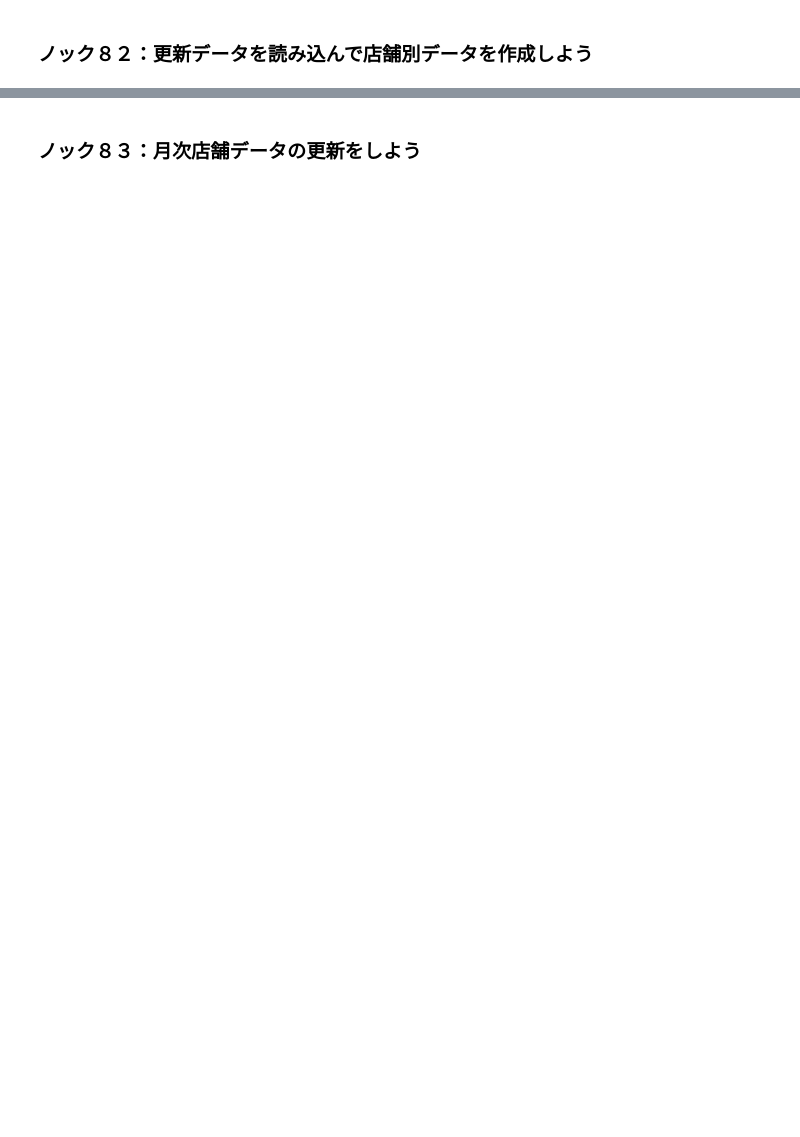
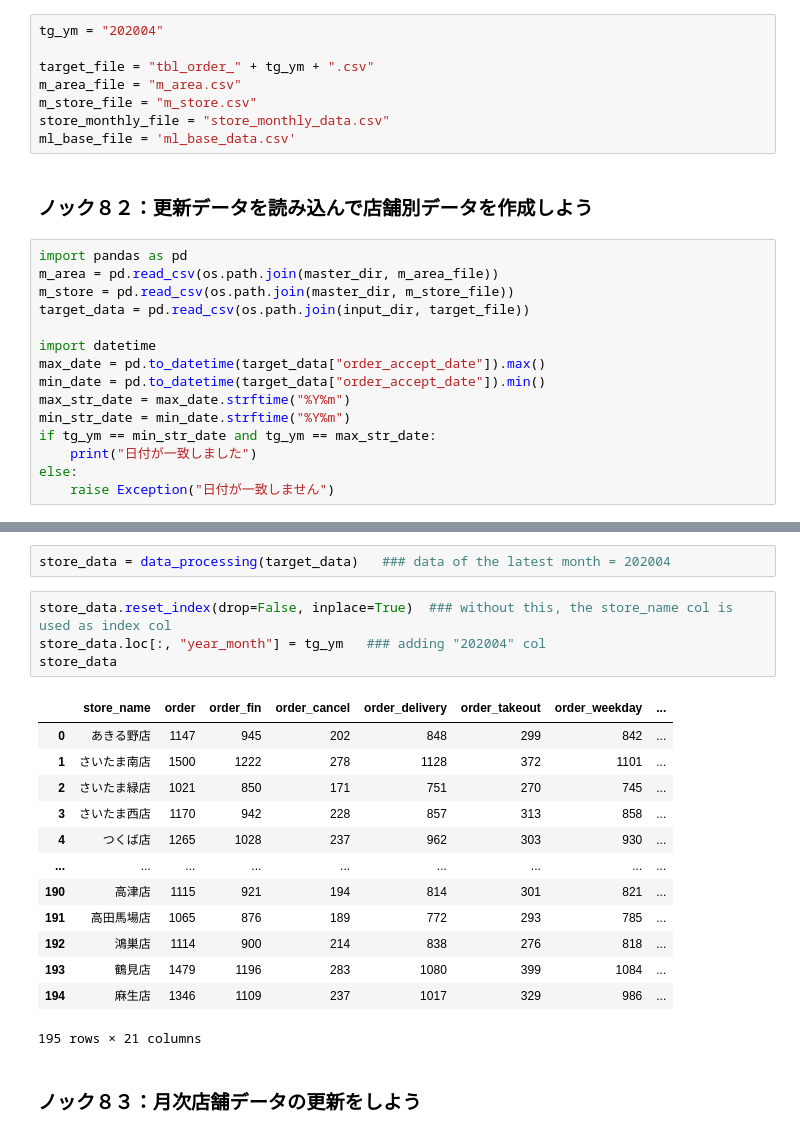
Before and after one commit to HayateSato/Pra, a Jupyter notebook: 9章_小規模機械学習システムを作成する１０本ノック.ipynb, the cells around one changed output, grey strips where cells are left out. Saved outputs shown, nothing was run; the diff lists cells and outputs as text; blank space fills up the shorter version.

Commit message:
preprocessing data for AI model

```diff
--- a/9章_小規模機械学習システムを作成する１０本ノック.ipynb
+++ b/9章_小規模機械学習システムを作成する１０本ノック.ipynb
@@ -17,4 +37,27 @@ os.chdir(path)
 # %% [markdown]
 ##### ＊＊必ずデータやモデルの配置をおこなってください。＊＊
+# %%
+tg_ym = "202004"
+
+target_file = "tbl_order_" + tg_ym + ".csv"
+m_area_file = "m_area.csv"
+m_store_file = "m_store.csv"
+store_monthly_file = "store_monthly_data.csv"
+ml_base_file = 'ml_base_data.csv'
 # %% [markdown]
 ### ノック８２：更新データを読み込んで店舗別データを作成しよう
+# %%
+import pandas as pd
+m_area = pd.read_csv(os.path.join(master_dir, m_area_file))
+m_store = pd.read_csv(os.path.join(master_dir, m_store_file))
+target_data = pd.read_csv(os.path.join(input_dir, target_file))
+
+import datetime
+max_date = pd.to_datetime(target_data["order_accept_date"]).max()
+min_date = pd.to_datetime(target_data["order_accept_date"]).min()
+max_str_date = max_date.strftime("%Y%m")
+min_str_date = min_date.strftime("%Y%m")
+if tg_ym == min_str_date and tg_ym == max_str_date:
+    print("日付が一致しました")
+else:
+    raise Exception("日付が一致しません")
@@ -21,2 +118,22 @@ os.chdir(path)
+# %%
+store_data = data_processing(target_data)   ### data of the latest month = 202004
+# %%
+store_data.reset_index(drop=False, inplace=True)  ### without this, the store_name col is used as index col
+store_data.loc[:, "year_month"] = tg_ym   ### adding "202004" col
+store_data
+# %% [output]
+|  | store_name | order | order_fin | order_cancel | order_delivery | order_takeout | order_weekday | ... |
+| 0 | あきる野店 | 1147 | 945 | 202 | 848 | 299 | 842 | ... |
+| 1 | さいたま南店 | 1500 | 1222 | 278 | 1128 | 372 | 1101 | ... |
+| 2 | さいたま緑店 | 1021 | 850 | 171 | 751 | 270 | 745 | ... |
+| 3 | さいたま西店 | 1170 | 942 | 228 | 857 | 313 | 858 | ... |
+| 4 | つくば店 | 1265 | 1028 | 237 | 962 | 303 | 930 | ... |
+| ... | ... | ... | ... | ... | ... | ... | ... | ... |
+| 190 | 高津店 | 1115 | 921 | 194 | 814 | 301 | 821 | ... |
+| 191 | 高田馬場店 | 1065 | 876 | 189 | 772 | 293 | 785 | ... |
+| 192 | 鴻巣店 | 1114 | 900 | 214 | 838 | 276 | 818 | ... |
+| 193 | 鶴見店 | 1479 | 1196 | 283 | 1080 | 399 | 1084 | ... |
+| 194 | 麻生店 | 1346 | 1109 | 237 | 1017 | 329 | 986 | ... |
+195 rows × 21 columns
 # %% [markdown]
 ### ノック８３：月次店舗データの更新をしよう
```
Also changed, not shown: parts of 9 cells of this notebook.
